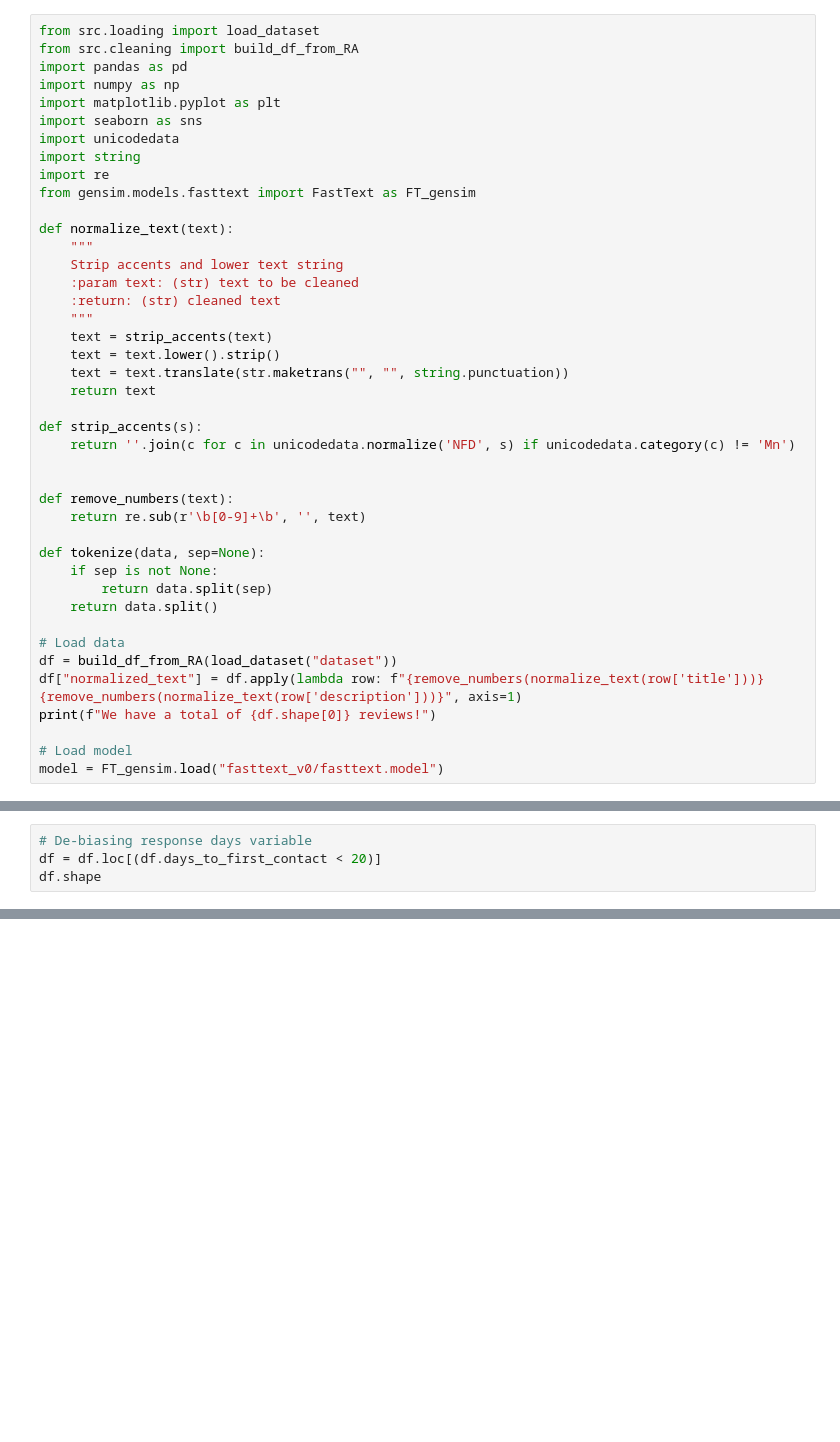
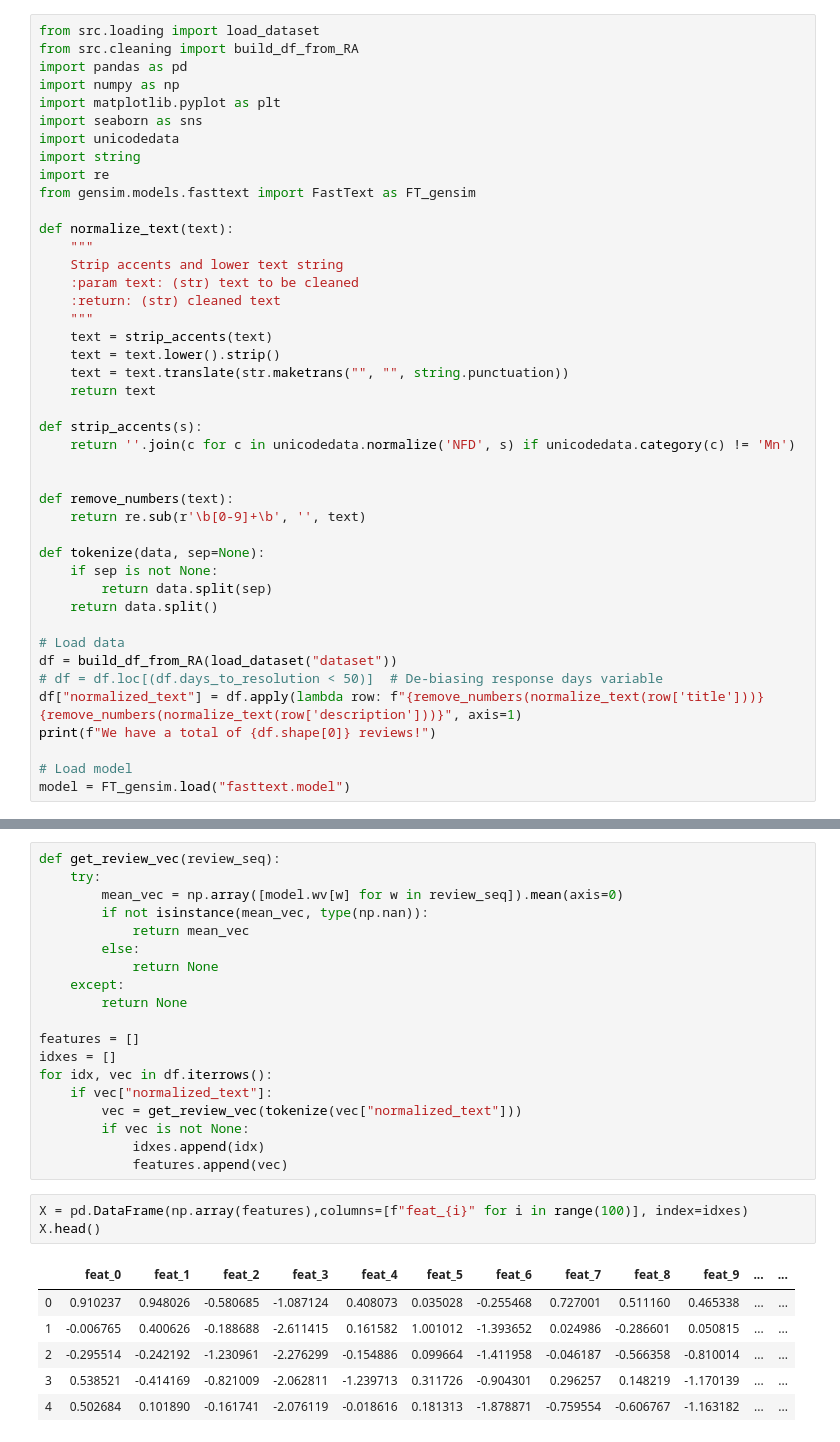
Before and after one commit to SPTime19/notebooks, a Jupyter notebook: EDA/ComplaintTimeModel.ipynb, the cells around one changed output, grey strips where cells are left out. Drawn from its saved outputs; the diff is of its cells as text; blank space fills up the shorter version.

Commit message:
complaint time model

```diff
--- a/EDA/ComplaintTimeModel.ipynb
+++ b/EDA/ComplaintTimeModel.ipynb
@@ -44,10 +51,11 @@ def tokenize(data, sep=None):
 
 # Load data
 df = build_df_from_RA(load_dataset("dataset"))
+# df = df.loc[(df.days_to_resolution < 50)]  # De-biasing response days variable
 df["normalized_text"] = df.apply(lambda row: f"{remove_numbers(normalize_text(row['title']))} {remove_numbers(normalize_text(row['description']))}", axis=1)
 print(f"We have a total of {df.shape[0]} reviews!")
 
 # Load model
-model = FT_gensim.load("fasttext_v0/fasttext.model")
+model = FT_gensim.load("fasttext.model")
 # %% [output]
 We have a total of 51655 reviews!
@@ -55,4 +61,0 @@ NameError: name 'FastText' is not defined
-# %%
-# De-biasing response days variable
-df = df.loc[(df.days_to_first_contact < 20)]
-df.shape
@@ -64,0 +82,29 @@ len(tokens_sq)
+# %%
+def get_review_vec(review_seq):
+    try:
+        mean_vec = np.array([model.wv[w] for w in review_seq]).mean(axis=0)
+        if not isinstance(mean_vec, type(np.nan)):
+            return mean_vec
+        else:
+            return None
+    except:
+        return None
+
+features = []
+idxes = []
+for idx, vec in df.iterrows():
+    if vec["normalized_text"]:
+        vec = get_review_vec(tokenize(vec["normalized_text"]))
+        if vec is not None:
+            idxes.append(idx)
+            features.append(vec)
+# %%
+X = pd.DataFrame(np.array(features),columns=[f"feat_{i}" for i in range(100)], index=idxes)
+X.head()
+# %% [output]
+|  | feat_0 | feat_1 | feat_2 | feat_3 | feat_4 | feat_5 | feat_6 | feat_7 | feat_8 | feat_9 | ... | ... |
+| 0 | 0.910237 | 0.948026 | -0.580685 | -1.087124 | 0.408073 | 0.035028 | -0.255468 | 0.727001 | 0.511160 | 0.465338 | ... | ... |
+| 1 | -0.006765 | 0.400626 | -0.188688 | -2.611415 | 0.161582 | 1.001012 | -1.393652 | 0.024986 | -0.286601 | 0.050815 | ... | ... |
+| 2 | -0.295514 | -0.242192 | -1.230961 | -2.276299 | -0.154886 | 0.099664 | -1.411958 | -0.046187 | -0.566358 | -0.810014 | ... | ... |
+| 3 | 0.538521 | -0.414169 | -0.821009 | -2.062811 | -1.239713 | 0.311726 | -0.904301 | 0.296257 | 0.148219 | -1.170139 | ... | ... |
+| 4 | 0.502684 | 0.101890 | -0.161741 | -2.076119 | -0.018616 | 0.181313 | -1.878871 | -0.759554 | -0.606767 | -1.163182 | ... | ... |
```
Also changed, not shown: parts of 24 cells of this notebook.
